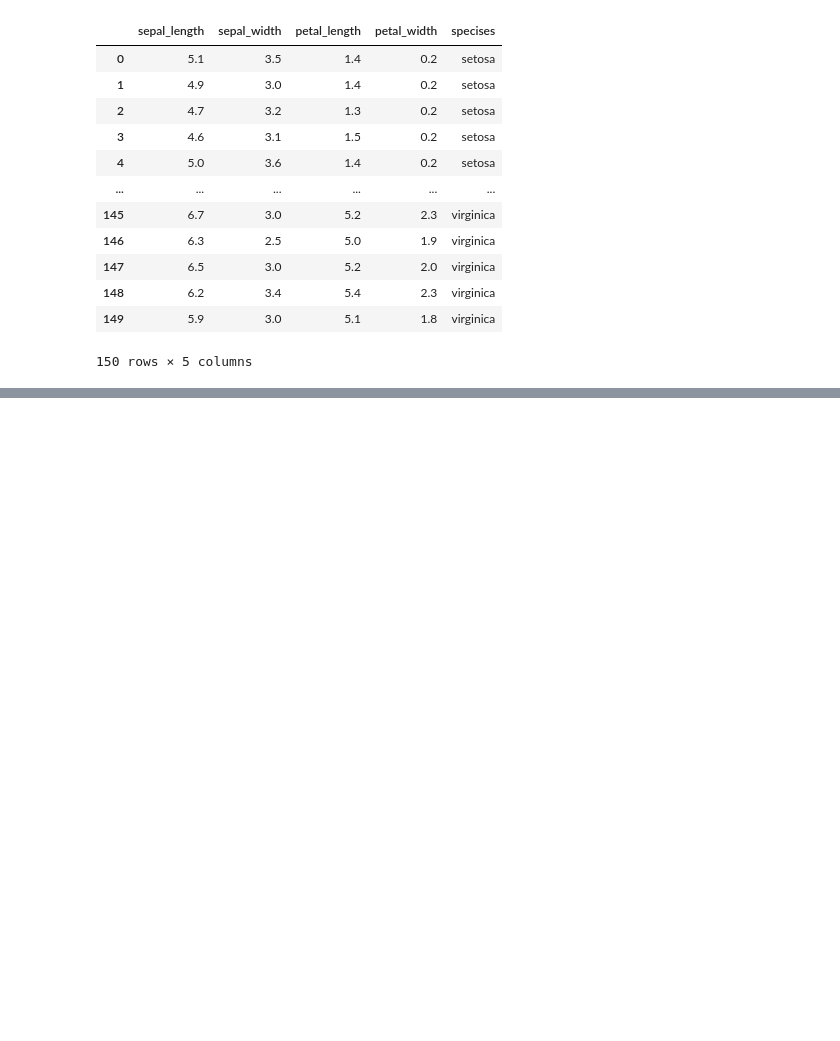
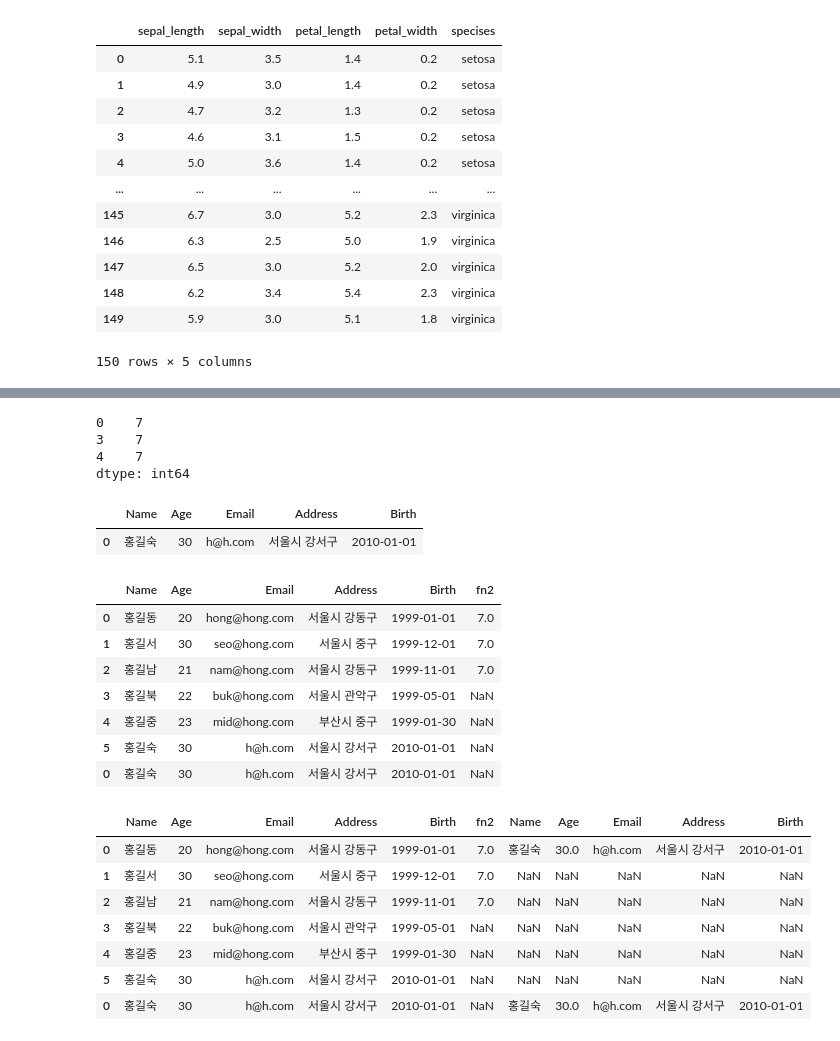
Before and after one commit to jsa3338/AI-X, a Jupyter notebook: source/01_python/ch11_데이터프레임.ipynb, the cells around one changed output, grey strips where cells are left out. Drawn from its saved outputs; the diff is of its cells as text; code cells hidden in the pictures; blank space fills up the shorter version.

```diff
--- a/source/01_python/ch11_데이터프레임.ipynb
+++ b/source/01_python/ch11_데이터프레임.ipynb
@@ -496,0 +1211,46 @@ pd.DataFrame(data = np.hstack( (data, target[:,np.newaxis]) ),
+# %%
+pd.Series([7,7,7], index=[0, 3, 4])  # ['name', 'Age', 'No'] 와 같이 사용도 가능하다
+# %% [output]
+0    7
+3    7
+4    7
+dtype: int64
+# %%
+# 행추가 1 : 추가할 데이터를 데이터프레임 -> 기존 DF, 추가할 DF 연결
+member = pd.read_csv('data/ch11_member.csv', comment='#')
+new_member = pd.DataFrame([{
+    'Name' : '홍길숙',
+    'Age' : 30,
+    'Email' : 'h@h.com',
+    'Address' : '서울시 강서구',
+    'Birth' : '2010-01-01'
+}])
+new_member
+# %% [output]
+|  | Name | Age | Email | Address | Birth |
+| 0 | 홍길숙 | 30 | h@h.com | 서울시 강서구 | 2010-01-01 |
+# %%
+# 행추가시 member와 new_member 연결
+# member.append(new_member)    # 작동은 하지만 미래에 없어질거라고 concat 함수를 쓰라고 경고가 뜬다
+# FutureWarning: The frame.append method is deprecated and will be removed from pandas in a future version.
+#    Use pandas.concat instead.
+member = pd.concat([member, new_member])  # axis=0(행추가)이 기본값, 열추가는 axis=1
+display(member)
+pd.concat([member, new_member], axis=1)   # axis=1로 열을 연결할때 행의 개수가 맞지 않다면 결측치가 생기며 엉망이 된다
+# %% [output]
+|  | Name | Age | Email | Address | Birth | fn2 |
+| 0 | 홍길동 | 20 | hong@hong.com | 서울시 강동구 | 1999-01-01 | 7.0 |
+| 1 | 홍길서 | 30 | seo@hong.com | 서울시 중구 | 1999-12-01 | 7.0 |
+| 2 | 홍길남 | 21 | nam@hong.com | 서울시 강동구 | 1999-11-01 | 7.0 |
+| 3 | 홍길북 | 22 | buk@hong.com | 서울시 관악구 | 1999-05-01 | NaN |
+| 4 | 홍길중 | 23 | mid@hong.com | 부산시 중구 | 1999-01-30 | NaN |
+| 5 | 홍길숙 | 30 | h@h.com | 서울시 강서구 | 2010-01-01 | NaN |
+| 0 | 홍길숙 | 30 | h@h.com | 서울시 강서구 | 2010-01-01 | NaN |
+|  | Name | Age | Email | Address | Birth | fn2 | Name | Age | Email | Address | Birth |
+| 0 | 홍길동 | 20 | hong@hong.com | 서울시 강동구 | 1999-01-01 | 7.0 | 홍길숙 | 30.0 | h@h.com | 서울시 강서구 | 2010-01-01 |
+| 1 | 홍길서 | 30 | seo@hong.com | 서울시 중구 | 1999-12-01 | 7.0 | NaN | NaN | NaN | NaN | NaN |
+| 2 | 홍길남 | 21 | nam@hong.com | 서울시 강동구 | 1999-11-01 | 7.0 | NaN | NaN | NaN | NaN | NaN |
+| 3 | 홍길북 | 22 | buk@hong.com | 서울시 관악구 | 1999-05-01 | NaN | NaN | NaN | NaN | NaN | NaN |
+| 4 | 홍길중 | 23 | mid@hong.com | 부산시 중구 | 1999-01-30 | NaN | NaN | NaN | NaN | NaN | NaN |
+| 5 | 홍길숙 | 30 | h@h.com | 서울시 강서구 | 2010-01-01 | NaN | NaN | NaN | NaN | NaN | NaN |
+| 0 | 홍길숙 | 30 | h@h.com | 서울시 강서구 | 2010-01-01 | NaN | 홍길숙 | 30.0 | h@h.com | 서울시 강서구 | 2010-01-01 |
```
Also changed, not shown: parts of 121 cells of this notebook, 2 other files.
